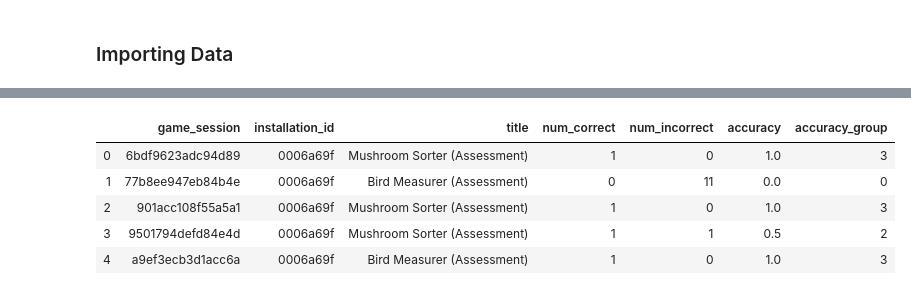
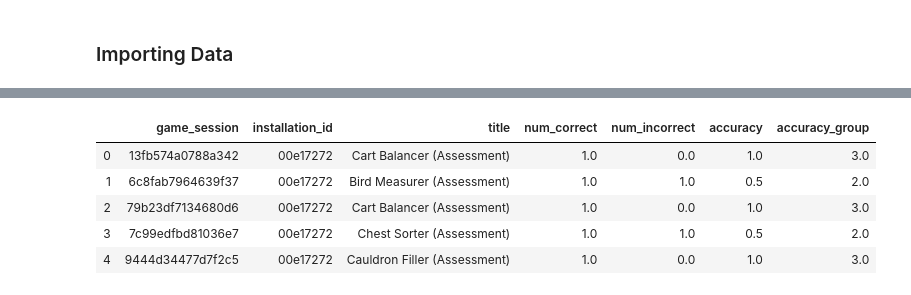
Before and after one commit to JakeCherrie/pbs-media-and-early-chieldhood-education, a Jupyter notebook: notebooks/pbs_early_learning.ipynb, the cells around one changed output, grey strips where cells are left out. Cells and saved outputs as stored; diff of their text form; code cells hidden in the pictures.

```diff
--- a/notebooks/pbs_early_learning.ipynb
+++ b/notebooks/pbs_early_learning.ipynb
@@ -49,13 +105,14 @@ X_train.head()
 # %%
+# Loading training target set from feather
 if debug:
-    y_train = pd.read_csv("../data/train_labels.csv", nrows=10000)
+    y_train = pd.read_feather("../data/y_train_sample.feather")
 else:
-    y_train = pd.read_csv("../data/train_labels.csv")
+    y_train = pd.read_feather("../data/y_train.feather")
 y_train.head()
 # %% [output]
 |  | game_session | installation_id | title | num_correct | num_incorrect | accuracy | accuracy_group |
-| 0 | 6bdf9623adc94d89 | 0006a69f | Mushroom Sorter (Assessment) | 1 | 0 | 1.0 | 3 |
-| 1 | 77b8ee947eb84b4e | 0006a69f | Bird Measurer (Assessment) | 0 | 11 | 0.0 | 0 |
-| 2 | 901acc108f55a5a1 | 0006a69f | Mushroom Sorter (Assessment) | 1 | 0 | 1.0 | 3 |
-| 3 | 9501794defd84e4d | 0006a69f | Mushroom Sorter (Assessment) | 1 | 1 | 0.5 | 2 |
-| 4 | a9ef3ecb3d1acc6a | 0006a69f | Bird Measurer (Assessment) | 1 | 0 | 1.0 | 3 |
+| 0 | 13fb574a0788a342 | 00e17272 | Cart Balancer (Assessment) | 1.0 | 0.0 | 1.0 | 3.0 |
+| 1 | 6c8fab7964639f37 | 00e17272 | Bird Measurer (Assessment) | 1.0 | 1.0 | 0.5 | 2.0 |
+| 2 | 79b23df7134680d6 | 00e17272 | Cart Balancer (Assessment) | 1.0 | 0.0 | 1.0 | 3.0 |
+| 3 | 7c99edfbd81036e7 | 00e17272 | Chest Sorter (Assessment) | 1.0 | 1.0 | 0.5 | 2.0 |
+| 4 | 9444d34477d7f2c5 | 00e17272 | Cauldron Filler (Assessment) | 1.0 | 0.0 | 1.0 | 3.0 |
```
Also changed, not shown: parts of 24 cells of this notebook, 1 other file.
